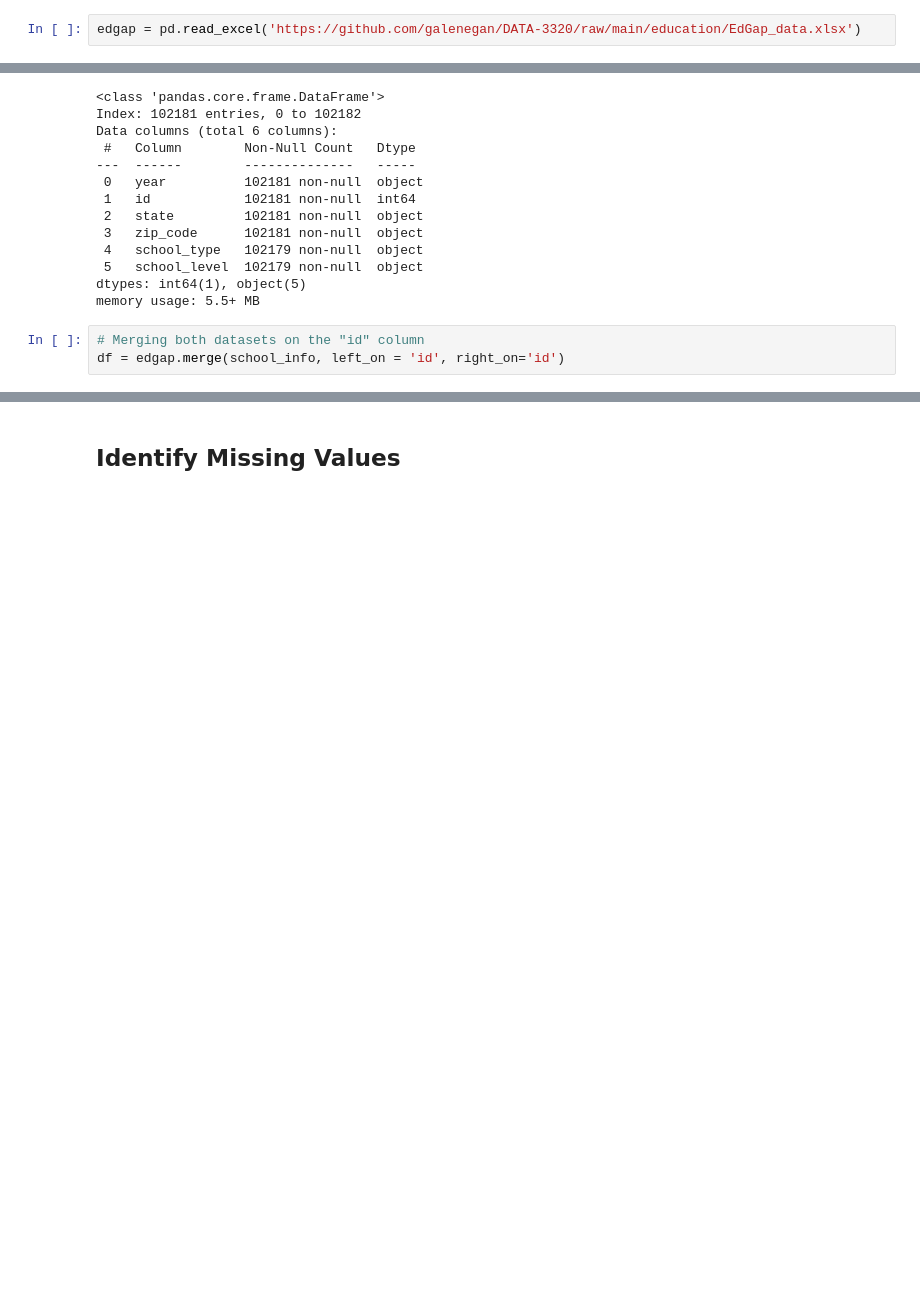
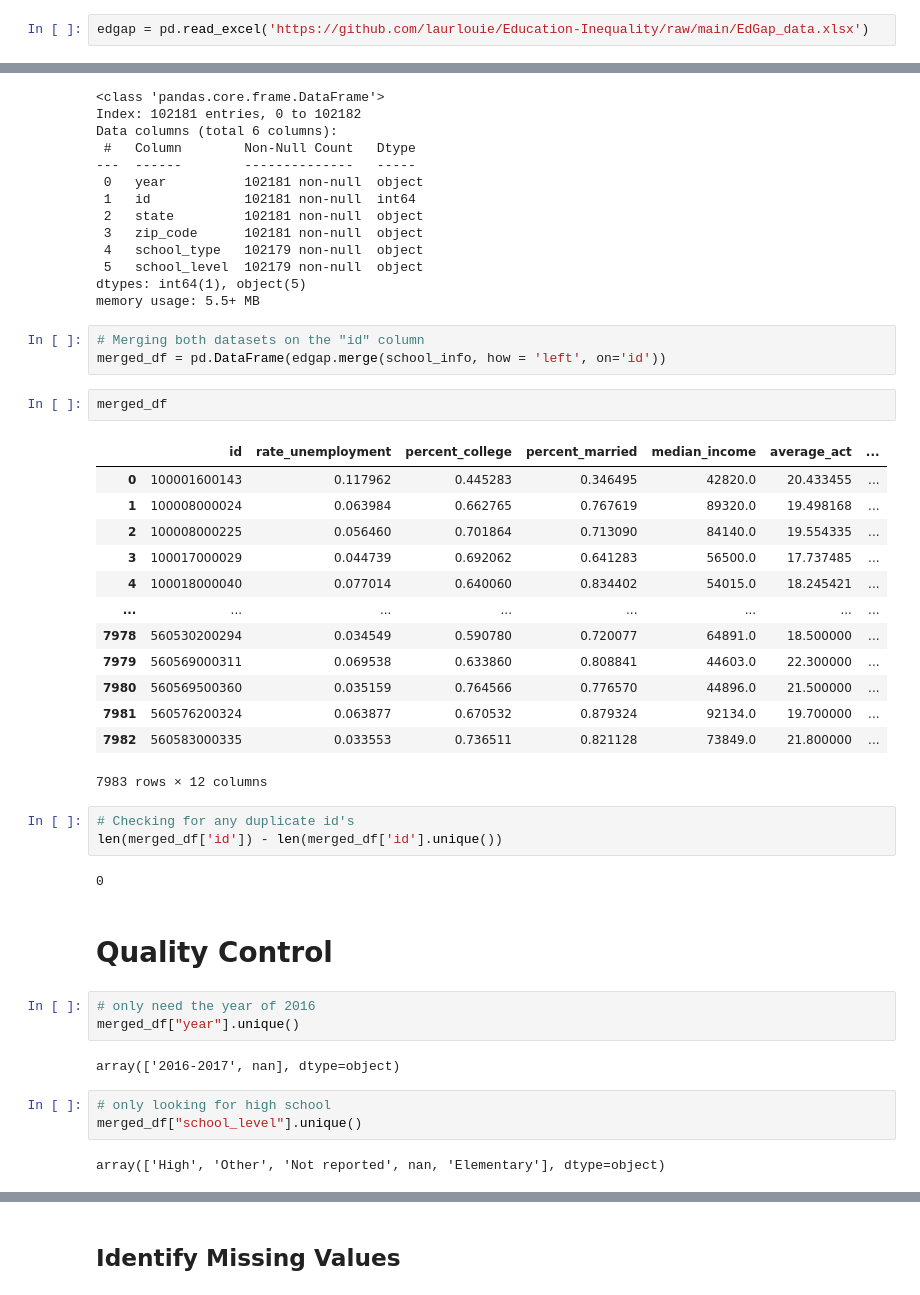
Before and after one commit to laurlouie/Education-Inequality, a Jupyter notebook: DATA_3320_Education_Inequality_Data_Preparation_Lauren_Louie.ipynb, the cells around one changed output, grey strips where cells are left out. Cells and saved outputs as stored; diff of their text form; blank space fills up the shorter version.

```diff
--- a/DATA_3320_Education_Inequality_Data_Preparation_Lauren_Louie.ipynb
+++ b/DATA_3320_Education_Inequality_Data_Preparation_Lauren_Louie.ipynb
@@ -47,7 +47,7 @@ The school information data is from the [National Center for Education Statistic
 Load the EdGap
  data set
 # %%
-edgap = pd.read_excel('https://github.com/galenegan/DATA-3320/raw/main/education/EdGap_data.xlsx')
+edgap = pd.read_excel('https://github.com/laurlouie/Education-Inequality/raw/main/EdGap_data.xlsx')
 # %% [markdown]
 Load the school information data
 # %%
@@ -279,4 +295,37 @@ dtypes: int64(1), object(5)
 memory usage: 5.5+ MB
 # %%
 # Merging both datasets on the "id" column
-df = edgap.merge(school_info, left_on = 'id', right_on='id')
+merged_df = pd.DataFrame(edgap.merge(school_info, how = 'left', on='id'))
+# %%
+merged_df
+# %% [output]
+|  | id | rate_unemployment | percent_college | percent_married | median_income | average_act | ... |
+| 0 | 100001600143 | 0.117962 | 0.445283 | 0.346495 | 42820.0 | 20.433455 | ... |
+| 1 | 100008000024 | 0.063984 | 0.662765 | 0.767619 | 89320.0 | 19.498168 | ... |
+| 2 | 100008000225 | 0.056460 | 0.701864 | 0.713090 | 84140.0 | 19.554335 | ... |
+| 3 | 100017000029 | 0.044739 | 0.692062 | 0.641283 | 56500.0 | 17.737485 | ... |
+| 4 | 100018000040 | 0.077014 | 0.640060 | 0.834402 | 54015.0 | 18.245421 | ... |
+| ... | ... | ... | ... | ... | ... | ... | ... |
+| 7978 | 560530200294 | 0.034549 | 0.590780 | 0.720077 | 64891.0 | 18.500000 | ... |
+| 7979 | 560569000311 | 0.069538 | 0.633860 | 0.808841 | 44603.0 | 22.300000 | ... |
+| 7980 | 560569500360 | 0.035159 | 0.764566 | 0.776570 | 44896.0 | 21.500000 | ... |
+| 7981 | 560576200324 | 0.063877 | 0.670532 | 0.879324 | 92134.0 | 19.700000 | ... |
+| 7982 | 560583000335 | 0.033553 | 0.736511 | 0.821128 | 73849.0 | 21.800000 | ... |
+7983 rows × 12 columns
+# %%
+# Checking for any duplicate id's
+len(merged_df['id']) - len(merged_df['id'].unique())
+# %% [output]
+0
+# %% [markdown]
+# Quality Control
+# %%
+# only need the year of 2016
+merged_df["year"].unique()
+# %% [output]
+array(['2016-2017', nan], dtype=object)
+# %%
+# only looking for high school
+merged_df["school_level"].unique()
+# %% [output]
+array(['High', 'Other', 'Not reported', nan, 'Elementary'], dtype=object)
```
Also changed, not shown: parts of 51 cells of this notebook.
